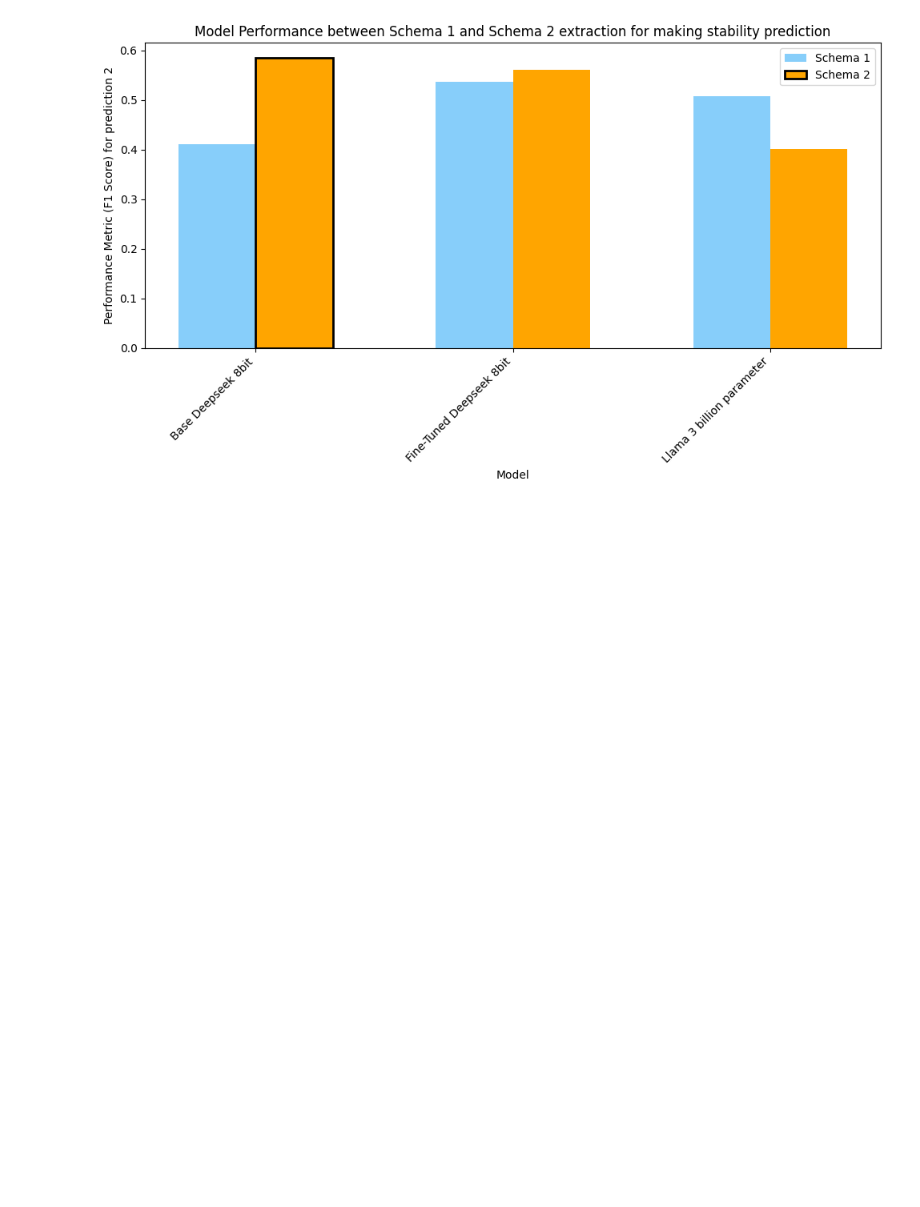
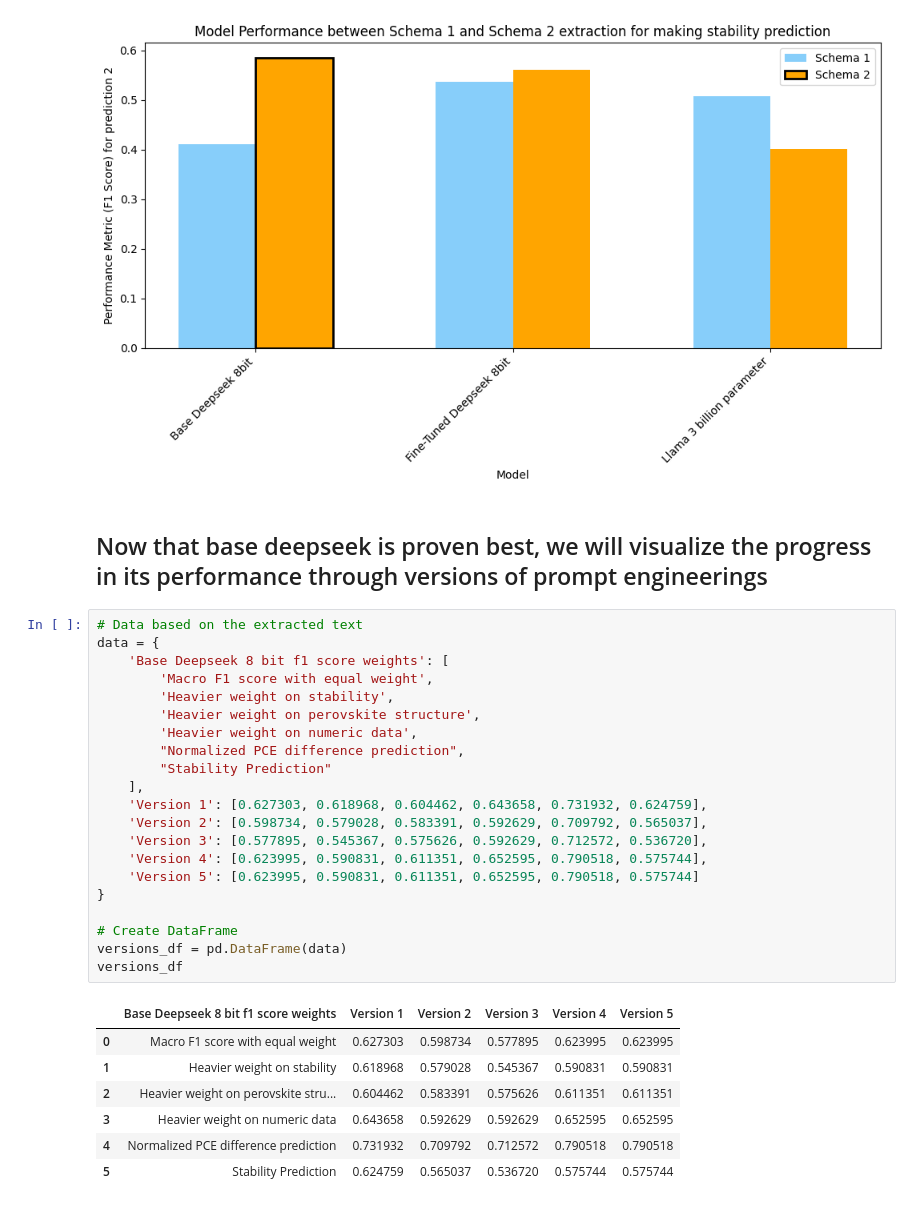
Before and after one commit to kanggunh/DSC180_B11_Q2, a Jupyter notebook: figures_visualization/evaluation.ipynb, the cells around one changed output. Drawn from its saved outputs; the diff is of its cells as text; blank space fills up the shorter version.

```diff
--- a/figures_visualization/evaluation.ipynb
+++ b/figures_visualization/evaluation.ipynb
@@ -251,3 +251,34 @@ plt.tight_layout()
 plt.show()
 # %% [output]
 [figure]
+# %% [markdown]
+## Now that base deepseek is proven best, we will visualize the progress in its performance through versions of prompt engineerings
+# %%
+# Data based on the extracted text
+data = {
+    'Base Deepseek 8 bit f1 score weights': [
+        'Macro F1 score with equal weight',
+        'Heavier weight on stability',
+        'Heavier weight on perovskite structure',
+        'Heavier weight on numeric data',
+        "Normalized PCE difference prediction",
+        "Stability Prediction"
+    ],
+    'Version 1': [0.627303, 0.618968, 0.604462, 0.643658, 0.731932, 0.624759],
+    'Version 2': [0.598734, 0.579028, 0.583391, 0.592629, 0.709792, 0.565037],
+    'Version 3': [0.577895, 0.545367, 0.575626, 0.592629, 0.712572, 0.536720],
+    'Version 4': [0.623995, 0.590831, 0.611351, 0.652595, 0.790518, 0.575744],
+    'Version 5': [0.623995, 0.590831, 0.611351, 0.652595, 0.790518, 0.575744]
+}
+
+# Create DataFrame
+versions_df = pd.DataFrame(data)
+versions_df
+# %% [output]
+|  | Base Deepseek 8 bit f1 score weights | Version 1 | Version 2 | Version 3 | Version 4 | Version 5 |
+| 0 | Macro F1 score with equal weight | 0.627303 | 0.598734 | 0.577895 | 0.623995 | 0.623995 |
+| 1 | Heavier weight on stability | 0.618968 | 0.579028 | 0.545367 | 0.590831 | 0.590831 |
+| 2 | Heavier weight on perovskite stru... | 0.604462 | 0.583391 | 0.575626 | 0.611351 | 0.611351 |
+| 3 | Heavier weight on numeric data | 0.643658 | 0.592629 | 0.592629 | 0.652595 | 0.652595 |
+| 4 | Normalized PCE difference prediction | 0.731932 | 0.709792 | 0.712572 | 0.790518 | 0.790518 |
+| 5 | Stability Prediction | 0.624759 | 0.565037 | 0.536720 | 0.575744 | 0.575744 |
```
Also changed, not shown: parts of 4 cells of this notebook.
